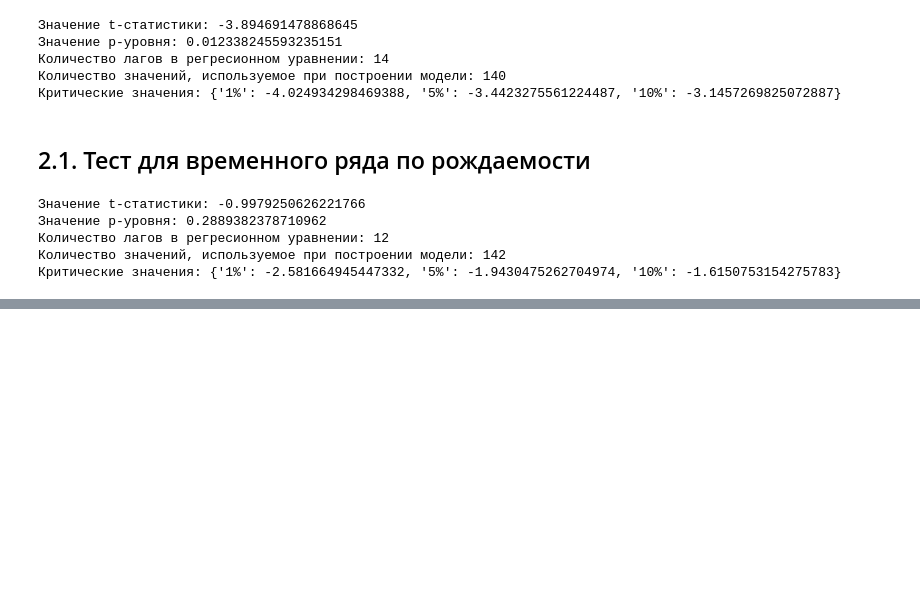
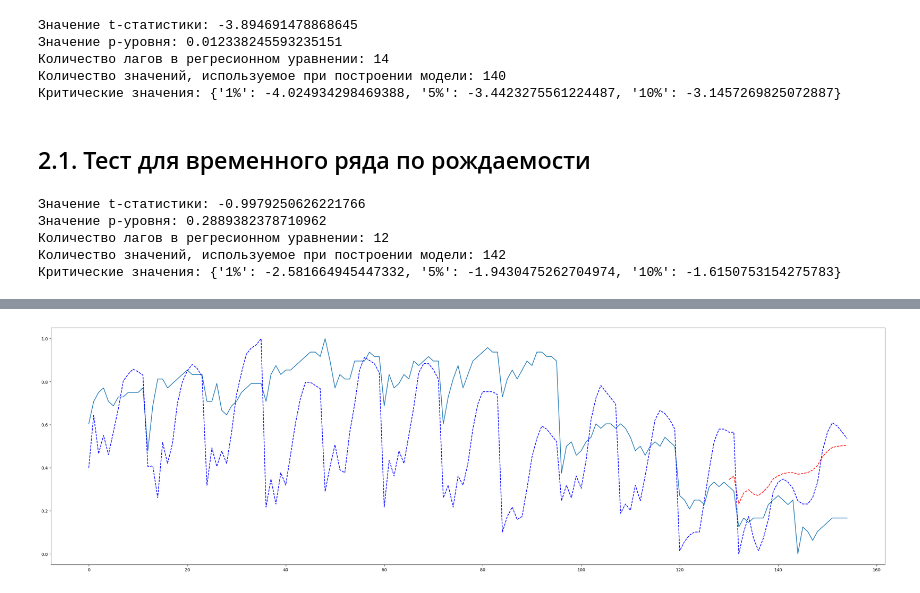
Before and after one commit to maximvscow/birthrate, a Jupyter notebook: RDL.ipynb, the cells around one changed output, grey strips where cells are left out. Saved outputs shown, nothing was run; the diff lists cells and outputs as text; code cells hidden in the pictures; blank space fills up the shorter version.

```diff
--- a/RDL.ipynb
+++ b/RDL.ipynb
@@ -280,0 +316,6 @@ print('Критические значения: '+str(test[4]))
+# %%
+fig = df_birth['норм_знач'].plot(figsize=(35,10))
+ax = ardlm_pred.plot(style='r--')
+ax = df_m_clean['норм_знач'].plot(style='b--')
+# %% [output]
+[figure, added]
```
Also changed, not shown: parts of 15 cells of this notebook.
